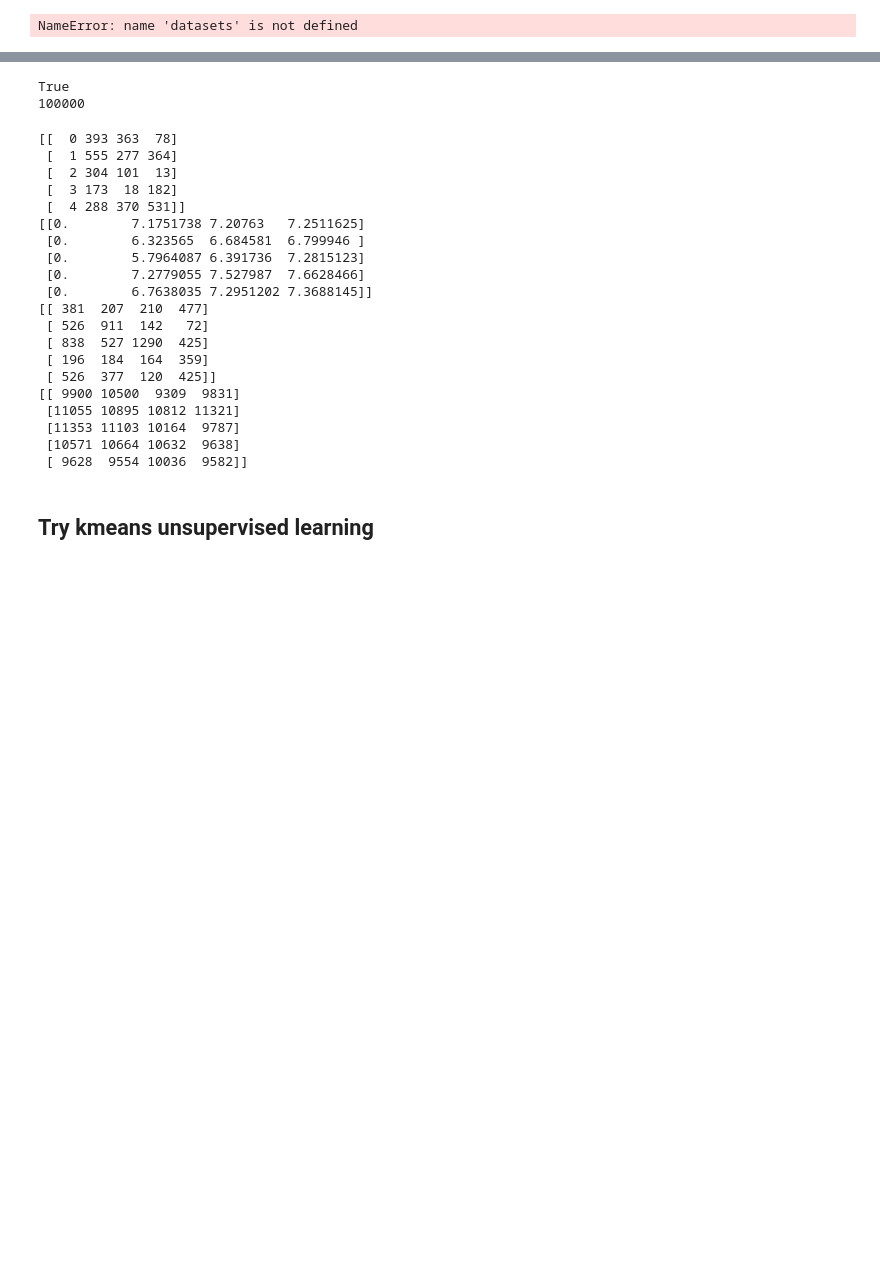
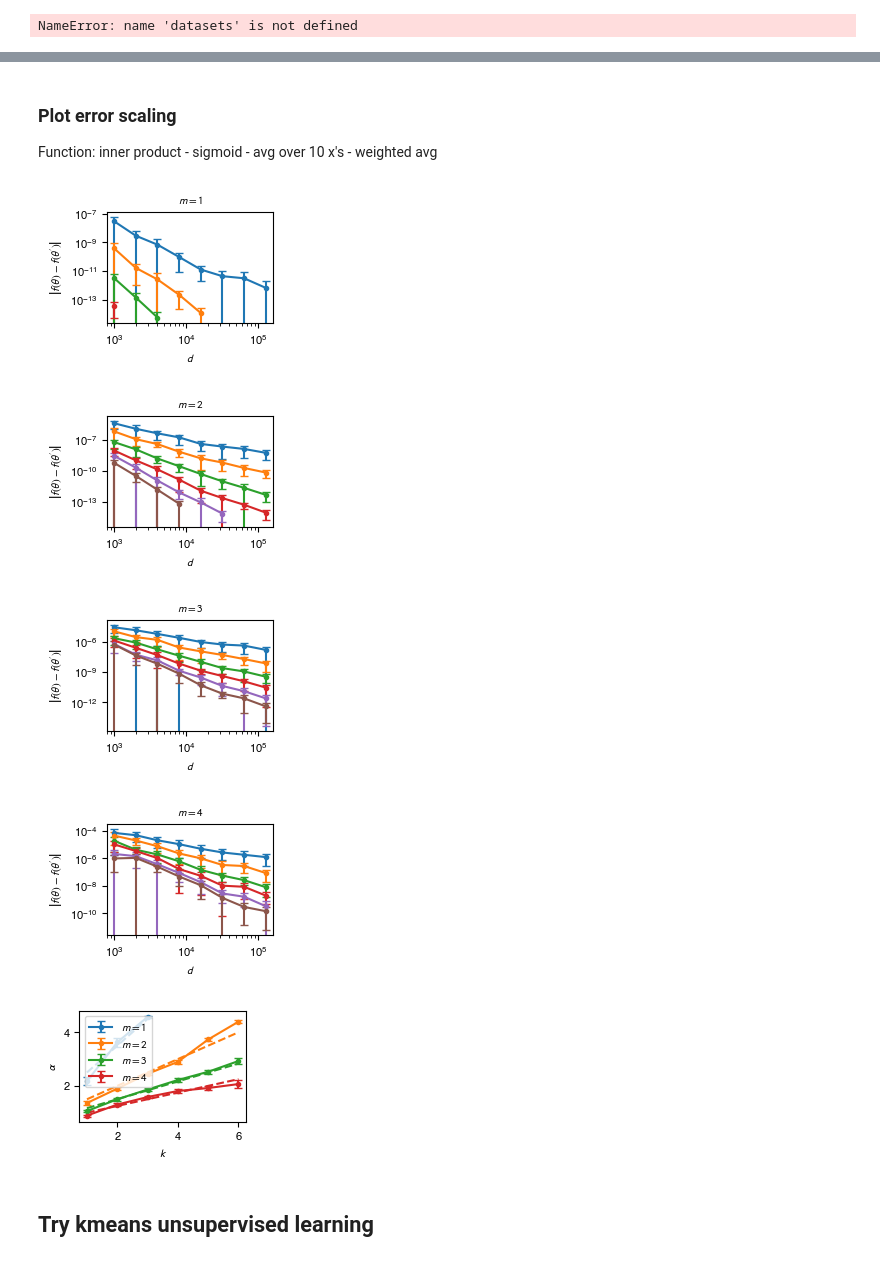
Before and after one commit to WHY-David/moment_compression, a Jupyter notebook: playground.ipynb, the cells around one changed output, grey strips where cells are left out. Drawn from its saved outputs; the diff is of its cells as text; code cells hidden in the pictures; blank space fills up the shorter version.

```diff
--- a/playground.ipynb
+++ b/playground.ipynb
@@ -155,48 +201,4 @@ FAISS tutorial
-# %%
-import numpy as np
-d = 64                           # dimension
-nb = 100000                      # database size
-nq = 10000                       # nb of queries
-np.random.seed(1234)             # make reproducible
-xb = np.random.random((nb, d)).astype('float32')
-xb[:, 0] += np.arange(nb) / 1000.
-xq = np.random.random((nq, d)).astype('float32')
-xq[:, 0] += np.arange(nq) / 1000.
-# %%
-import faiss                   # make faiss available
-index = faiss.IndexFlatL2(d)   # build the index
-print(index.is_trained)
-index.add(xb)                  # add vectors to the index
-print(index.ntotal)
-# %% [output]
-True
-100000
-# %%
-k = 4                          # we want to see 4 nearest neighbors
-D, I = index.search(xb[:5], k) # sanity check
-print(I)
-print(D)
-D, I = index.search(xq, k)     # actual search
-print(I[:5])                   # neighbors of the 5 first queries
-print(I[-5:])
-# %% [output]
-[[  0 393 363  78]
- [  1 555 277 364]
- [  2 304 101  13]
- [  3 173  18 182]
- [  4 288 370 531]]
-[[0.        7.1751738 7.20763   7.2511625]
- [0.        6.323565  6.684581  6.799946 ]
- [0.        5.7964087 6.391736  7.2815123]
- [0.        7.2779055 7.527987  7.6628466]
- [0.        6.7638035 7.2951202 7.3688145]]
-[[ 381  207  210  477]
- [ 526  911  142   72]
- [ 838  527 1290  425]
- [ 196  184  164  359]
- [ 526  377  120  425]]
-[[ 9900 10500  9309  9831]
- [11055 10895 10812 11321]
- [11353 11103 10164  9787]
- [10571 10664 10632  9638]
- [ 9628  9554 10036  9582]]
+# %% [markdown]
+### Plot error scaling
+
+Function: inner product - sigmoid -  avg over 10 x's - weighted avg
@@ -203,3 +358,24 @@ print(I[-5:])
+# %%
+plot_size = {
+    "axes_width_pt": 120,
+    "axes_aspect": 2/3,
+    "left_pt": 15,
+    "right_pt": 10,
+    "bottom_pt": 15,
+    "top_pt": 10,
+    "fontsize": 8,
+}
+
+agg = load_and_aggregate("error_list.csv")
+make_plots(agg, "figures", True, **plot_size)
+alpha_df = fit_alpha(agg)
+make_alpha_plot(alpha_df, "figures/error_alpha.pdf", True, **plot_size)
+# %% [output]
+[figure, added]
+[figure, added]
+[figure, added]
+[figure, added]
+[figure, added]
 # %% [markdown]
 ## Try kmeans unsupervised learning
 # %%
```
Also changed, not shown: parts of 5 cells of this notebook, 18 other files.
